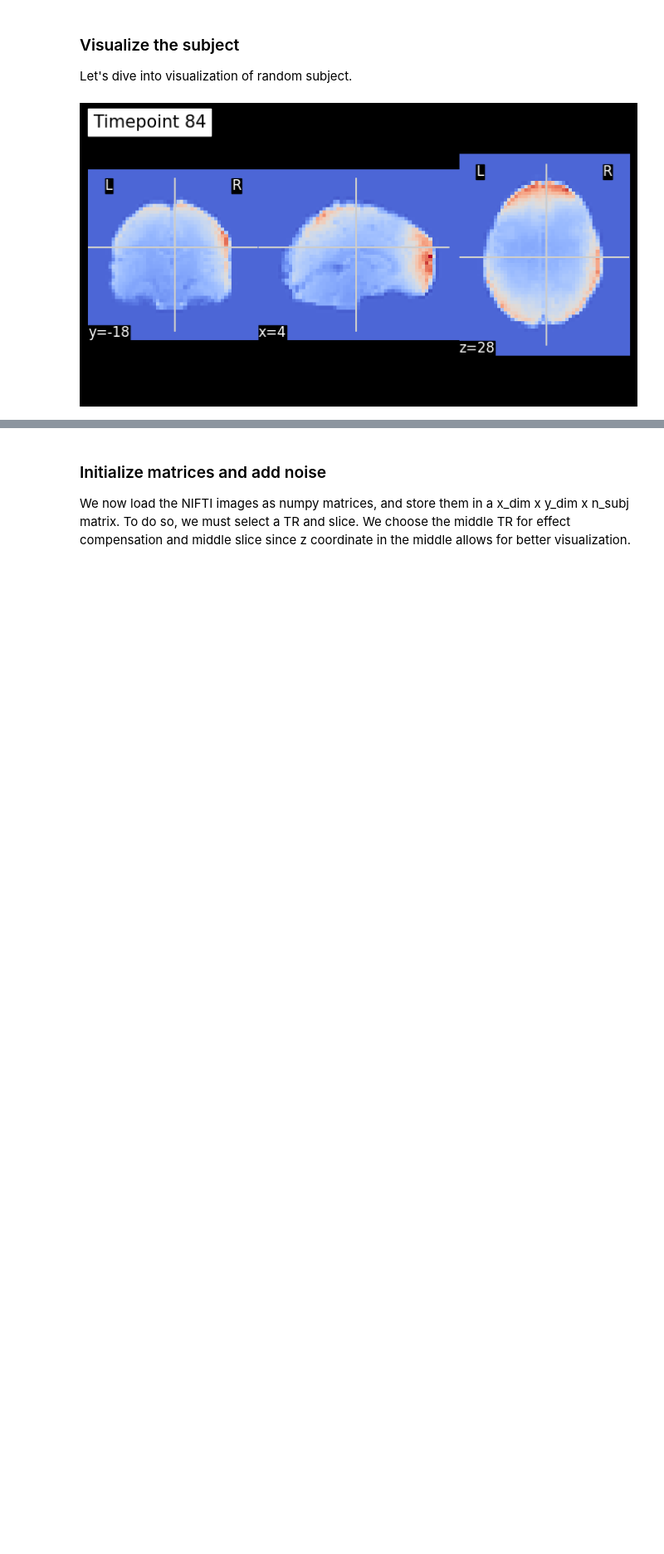
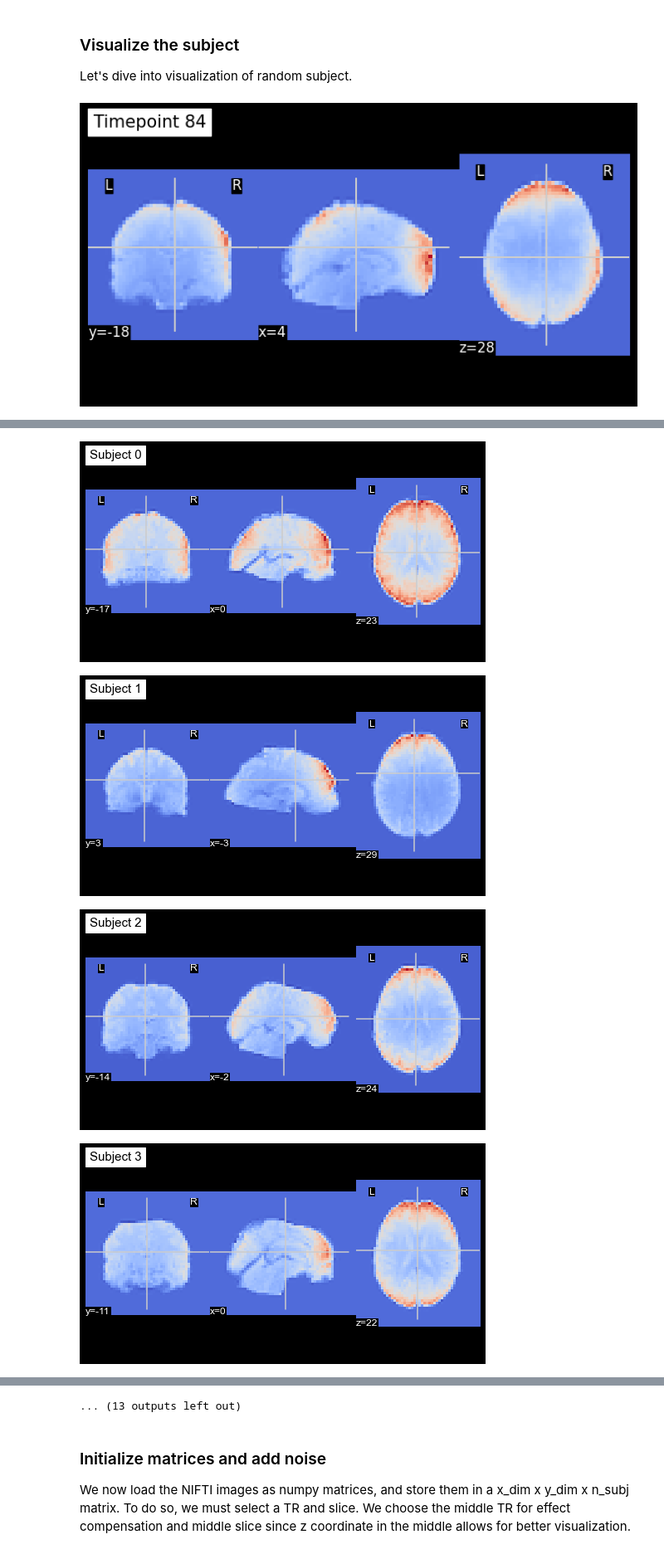
Before and after one commit to ludekcizinsky/fMRI-dimensionality-reduction, a Jupyter notebook: run.ipynb, the cells around one changed output, grey strips where cells are left out. Shown at 83% size. Saved outputs shown, nothing was run; the diff lists cells and outputs as text; code cells hidden in the pictures; blank space fills up the shorter version.

```diff
--- a/run.ipynb
+++ b/run.ipynb
@@ -129,0 +155,12 @@ plt.show()
+# %%
+for subj_i in range(N_SUBJECTS):
+    # Plot fMRI 3D volume (we choose the timepoint in the middle of the acquisition)
+    subj_vol = nib.load(data.func[subj_i])
+    TR_i = round(IPS/2)
+    plotting.plot_epi(image.index_img(subj_vol, TR_i),  cmap = 'coolwarm', title=f"Subject {subj_i}")
+    plt.show()
+# %% [output]
+[figure, added]
+[figure, added]
+[figure, added]
+[figure, added]
@@ -130,3 +175,4 @@ plt.show()
+... (13 outputs left out)
 # %% [markdown]
 ### Initialize matrices and add noise
 
```
Also changed, not shown: parts of 8 cells of this notebook.
